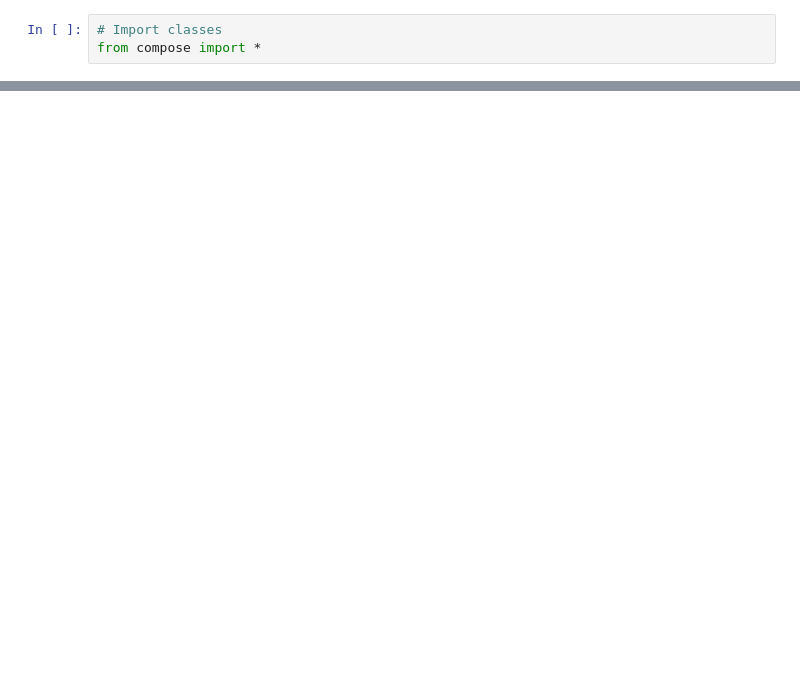
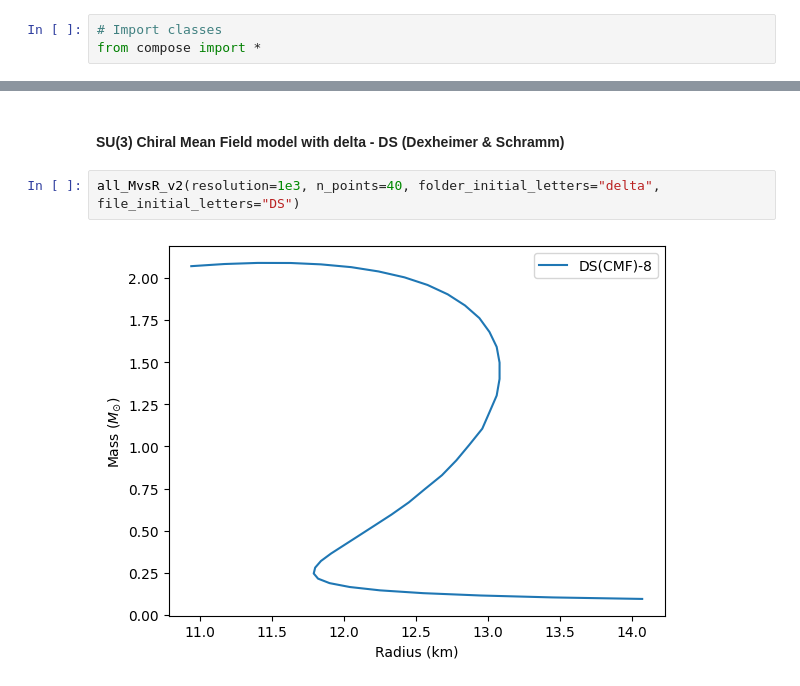
Before and after one commit to PhysicsZandi/NeutronStars, a Jupyter notebook: src/compose_examples.ipynb, the cells around one changed output, grey strips where cells are left out. Cells and saved outputs as stored; diff of their text form; blank space fills up the shorter version.

```diff
--- a/src/compose_examples.ipynb
+++ b/src/compose_examples.ipynb
@@ -11,0 +34,6 @@ all_MvsR(resolution=1e3, n_points=40)
+# %% [markdown]
+#### SU(3) Chiral Mean Field model with delta - DS (Dexheimer & Schramm)
+# %%
+all_MvsR_v2(resolution=1e3, n_points=40, folder_initial_letters="delta", file_initial_letters="DS")
+# %% [output]
+[figure, added]
```
Also changed, not shown: parts of 66 cells of this notebook, 1 other file.
